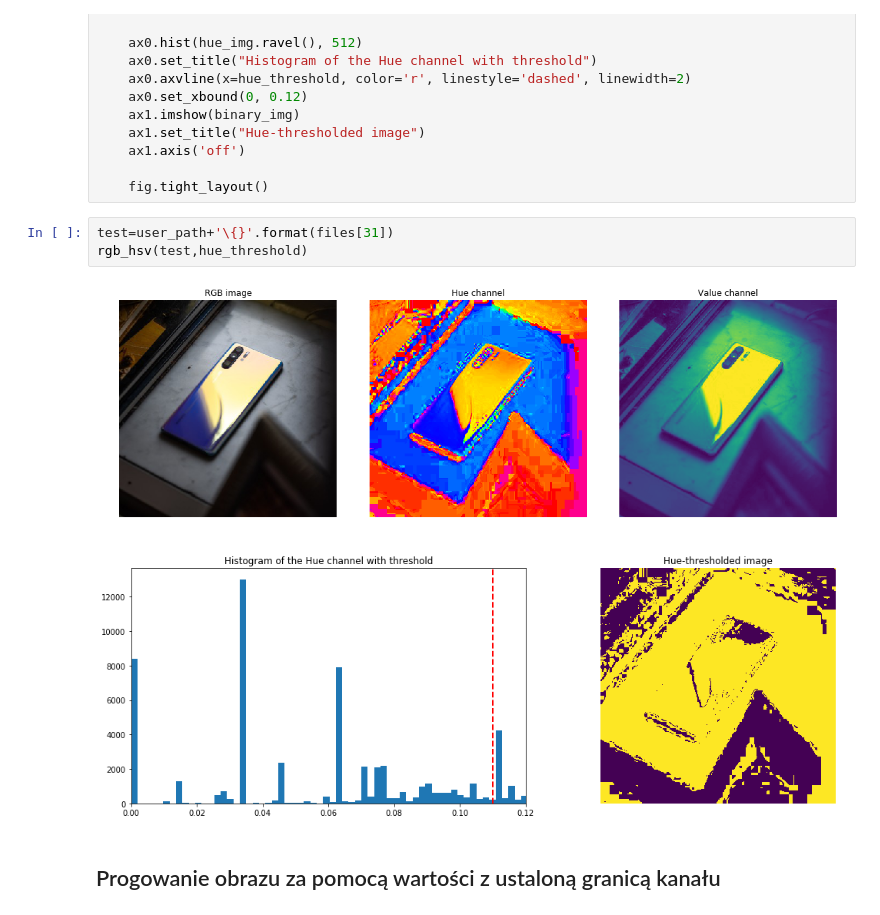
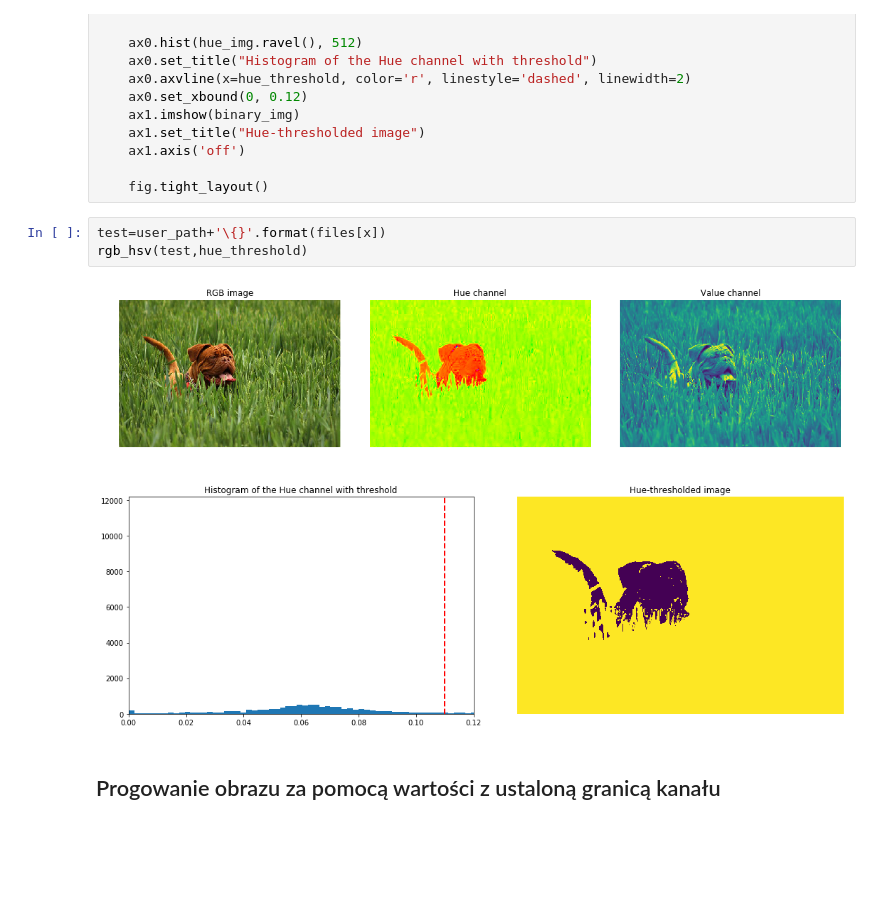
Before and after one commit to konradszwed/projekt_analiza_obrazu, a Jupyter notebook: main.ipynb, the cells around one changed output. Drawn from its saved outputs; the diff is of its cells as text; blank space fills up the shorter version.

```diff
--- a/main.ipynb
+++ b/main.ipynb
@@ -666,11 +676,11 @@ def rgb_hsv(sciezka, hue_threshold = 0):
 
     fig.tight_layout()
 # %%
-test=user_path+'\{}'.format(files[31])
+test=user_path+'\{}'.format(files[x])
 rgb_hsv(test,hue_threshold)
 # %% [output]
-[figure, old version]
+[figure, new version]
-[figure, old version]
+[figure, new version]
 # %% [markdown]
 <h2>Progowanie obrazu za pomocą wartości z ustaloną granicą kanału</h2>
 # %%
```
Also changed, not shown: parts of 20 cells of this notebook, 47 other files.
